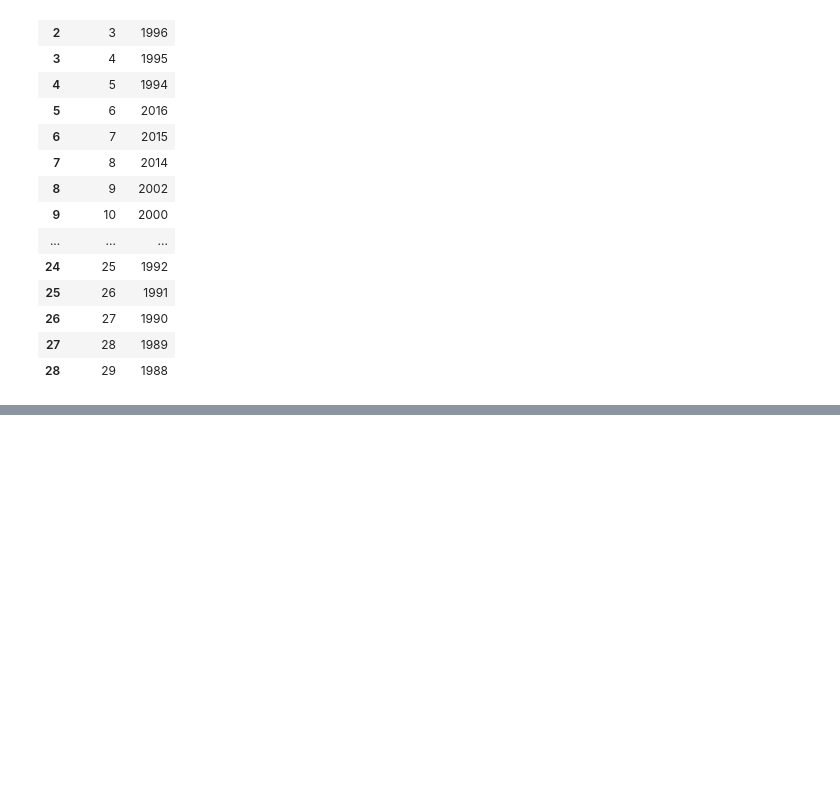
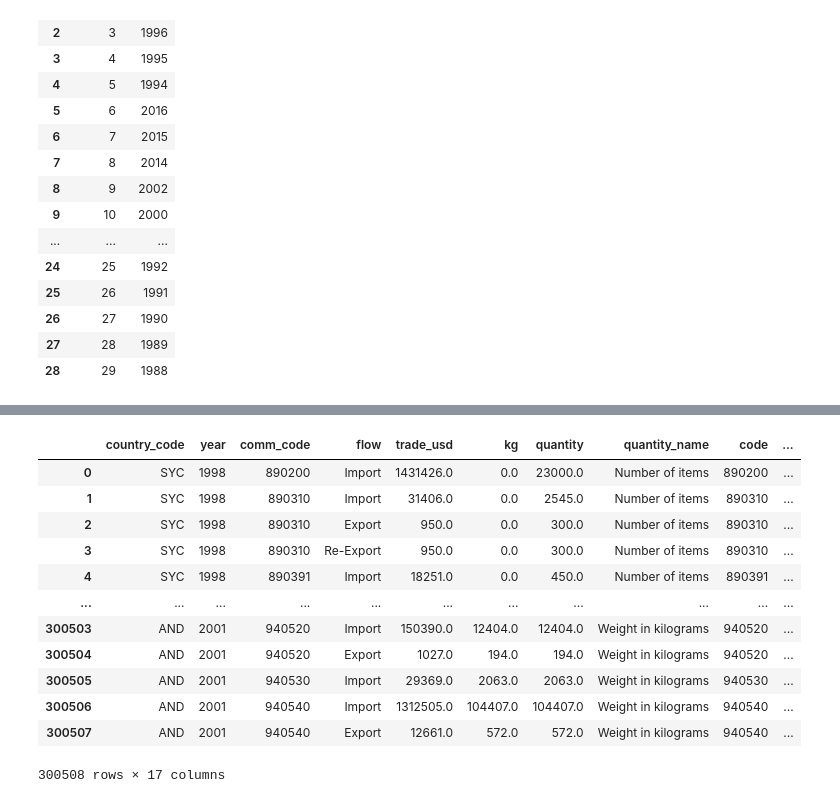
Before and after one commit to Thero16/Fundamentos_Analitica, a Jupyter notebook: Julio 17 2025- primer etl/orquestador_etl.ipynb, the cells around one changed output, grey strips where cells are left out. Drawn from its saved outputs; the diff is of its cells as text; code cells hidden in the pictures; blank space fills up the shorter version.

```diff
--- a/Julio 17 2025- primer etl/orquestador_etl.ipynb
+++ b/Julio 17 2025- primer etl/orquestador_etl.ipynb
@@ -310,3 +310,7 @@ dim_time
 | 26 | 27 | 1990 |
 | 27 | 28 | 1989 |
 | 28 | 29 | 1988 |
+# %%
+#Para dim_flow
+dim_flow= create_dimension(df_trades['flow'].unique(), 'id_flow')
+dim_flow
@@ -312,0 +377,19 @@ dim_time
+# %%
+df_fact_trades= df_fact_trades.merge(dim_quantity, how= 'left', left_on='quantity_name', right_on='values')
+df_fact_trades= df_fact_trades.merge(dim_time, how= 'left', left_on='year', right_on='values')
+df_fact_trades= df_fact_trades.merge(dim_flow, how= 'left', left_on='flow', right_on='values')
+df_fact_trades
+# %% [output]
+|  | country_code | year | comm_code | flow | trade_usd | kg | quantity | quantity_name | code | ... |
+| 0 | SYC | 1998 | 890200 | Import | 1431426.0 | 0.0 | 23000.0 | Number of items | 890200 | ... |
+| 1 | SYC | 1998 | 890310 | Import | 31406.0 | 0.0 | 2545.0 | Number of items | 890310 | ... |
+| 2 | SYC | 1998 | 890310 | Export | 950.0 | 0.0 | 300.0 | Number of items | 890310 | ... |
+| 3 | SYC | 1998 | 890310 | Re-Export | 950.0 | 0.0 | 300.0 | Number of items | 890310 | ... |
+| 4 | SYC | 1998 | 890391 | Import | 18251.0 | 0.0 | 450.0 | Number of items | 890391 | ... |
+| ... | ... | ... | ... | ... | ... | ... | ... | ... | ... | ... |
+| 300503 | AND | 2001 | 940520 | Import | 150390.0 | 12404.0 | 12404.0 | Weight in kilograms | 940520 | ... |
+| 300504 | AND | 2001 | 940520 | Export | 1027.0 | 194.0 | 194.0 | Weight in kilograms | 940520 | ... |
+| 300505 | AND | 2001 | 940530 | Import | 29369.0 | 2063.0 | 2063.0 | Weight in kilograms | 940530 | ... |
+| 300506 | AND | 2001 | 940540 | Import | 1312505.0 | 104407.0 | 104407.0 | Weight in kilograms | 940540 | ... |
+| 300507 | AND | 2001 | 940540 | Export | 12661.0 | 572.0 | 572.0 | Weight in kilograms | 940540 | ... |
+300508 rows × 17 columns
```
Also changed, not shown: parts of 5 cells of this notebook.
